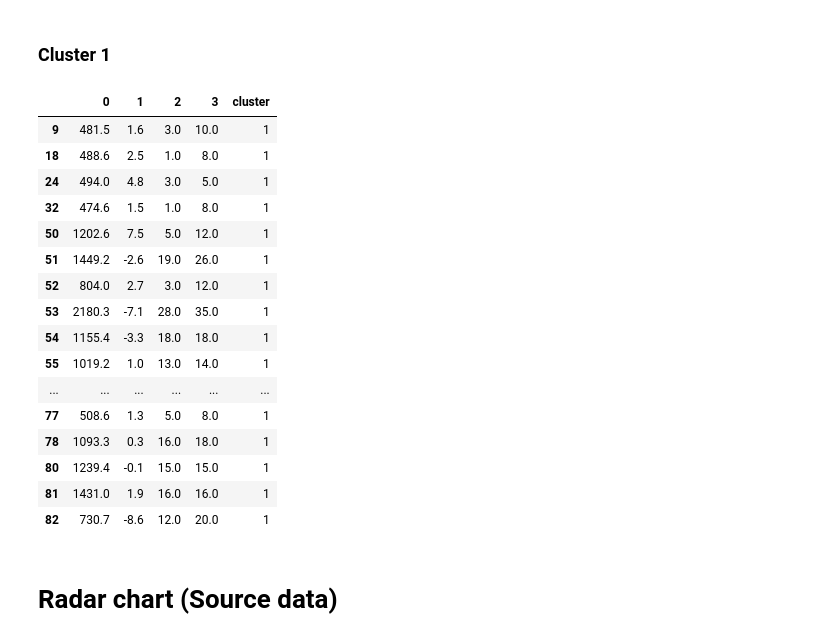
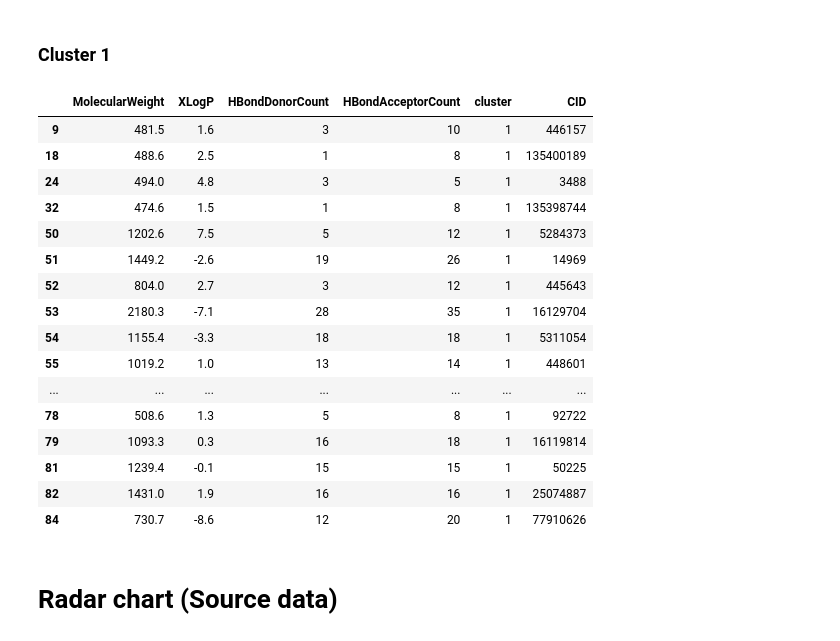
Before and after one commit to JKosciukiewicz/MLDD_Project, a Jupyter notebook: Clustering_examples.ipynb, the cells around one changed output. Cells and saved outputs as stored; diff of their text form; code cells hidden in the pictures.

```diff
--- a/Clustering_examples.ipynb
+++ b/Clustering_examples.ipynb
@@ -151,7 +151,12 @@ cluster_map['cluster'] = labels
 # %% [markdown]
 ### Cluster 0
 # %%
-cluster_0 = cluster_map[cluster_map['cluster'] == 0]
-cluster_0.to_csv('./data/kmeans_cluster_0.csv', sep=';')
-cluster_0
+# add cluster number to the original dataframe
+df['cluster'] = labels
+#add cid column back
+df['CID'] = pd.read_csv('./data/combined_output.csv', sep=';')['CID']
+# get cluster 0
+df_cluster_0 = df[df['cluster'] == 0]
+df_cluster_0.to_csv('./data/cluster_0.csv', sep=';')
+df_cluster_0
 # %% [output]
@@ -175,27 +180,27 @@ cluster_0
 # %% [markdown]
 ### Cluster 1
 # %%
-cluster_1 = cluster_map[cluster_map['cluster'] == 1]
-cluster_1.to_csv('./data/kmeans_cluster_1.csv', sep=';')
-cluster_1
+df_cluster_1 = df[df['cluster'] == 1]
+df_cluster_1.to_csv('./data/cluster_1.csv', sep=';')
+df_cluster_1
 # %% [output]
-|  | 0 | 1 | 2 | 3 | cluster |
-| 9 | 481.5 | 1.6 | 3.0 | 10.0 | 1 |
-| 18 | 488.6 | 2.5 | 1.0 | 8.0 | 1 |
-| 24 | 494.0 | 4.8 | 3.0 | 5.0 | 1 |
-| 32 | 474.6 | 1.5 | 1.0 | 8.0 | 1 |
-| 50 | 1202.6 | 7.5 | 5.0 | 12.0 | 1 |
-| 51 | 1449.2 | -2.6 | 19.0 | 26.0 | 1 |
-| 52 | 804.0 | 2.7 | 3.0 | 12.0 | 1 |
-| 53 | 2180.3 | -7.1 | 28.0 | 35.0 | 1 |
-| 54 | 1155.4 | -3.3 | 18.0 | 18.0 | 1 |
-| 55 | 1019.2 | 1.0 | 13.0 | 14.0 | 1 |
-| ... | ... | ... | ... | ... | ... |
-| 77 | 508.6 | 1.3 | 5.0 | 8.0 | 1 |
-| 78 | 1093.3 | 0.3 | 16.0 | 18.0 | 1 |
-| 80 | 1239.4 | -0.1 | 15.0 | 15.0 | 1 |
-| 81 | 1431.0 | 1.9 | 16.0 | 16.0 | 1 |
-| 82 | 730.7 | -8.6 | 12.0 | 20.0 | 1 |
+|  | MolecularWeight | XLogP | HBondDonorCount | HBondAcceptorCount | cluster | CID |
+| 9 | 481.5 | 1.6 | 3 | 10 | 1 | 446157 |
+| 18 | 488.6 | 2.5 | 1 | 8 | 1 | 135400189 |
+| 24 | 494.0 | 4.8 | 3 | 5 | 1 | 3488 |
+| 32 | 474.6 | 1.5 | 1 | 8 | 1 | 135398744 |
+| 50 | 1202.6 | 7.5 | 5 | 12 | 1 | 5284373 |
+| 51 | 1449.2 | -2.6 | 19 | 26 | 1 | 14969 |
+| 52 | 804.0 | 2.7 | 3 | 12 | 1 | 445643 |
+| 53 | 2180.3 | -7.1 | 28 | 35 | 1 | 16129704 |
+| 54 | 1155.4 | -3.3 | 18 | 18 | 1 | 5311054 |
+| 55 | 1019.2 | 1.0 | 13 | 14 | 1 | 448601 |
+| ... | ... | ... | ... | ... | ... | ... |
+| 78 | 508.6 | 1.3 | 5 | 8 | 1 | 92722 |
+| 79 | 1093.3 | 0.3 | 16 | 18 | 1 | 16119814 |
+| 81 | 1239.4 | -0.1 | 15 | 15 | 1 | 50225 |
+| 82 | 1431.0 | 1.9 | 16 | 16 | 1 | 25074887 |
+| 84 | 730.7 | -8.6 | 12 | 20 | 1 | 77910626 |
 # %% [markdown]
 # Radar chart (Source data)
 # %%
```
Also changed, not shown: parts of 6 cells of this notebook.
